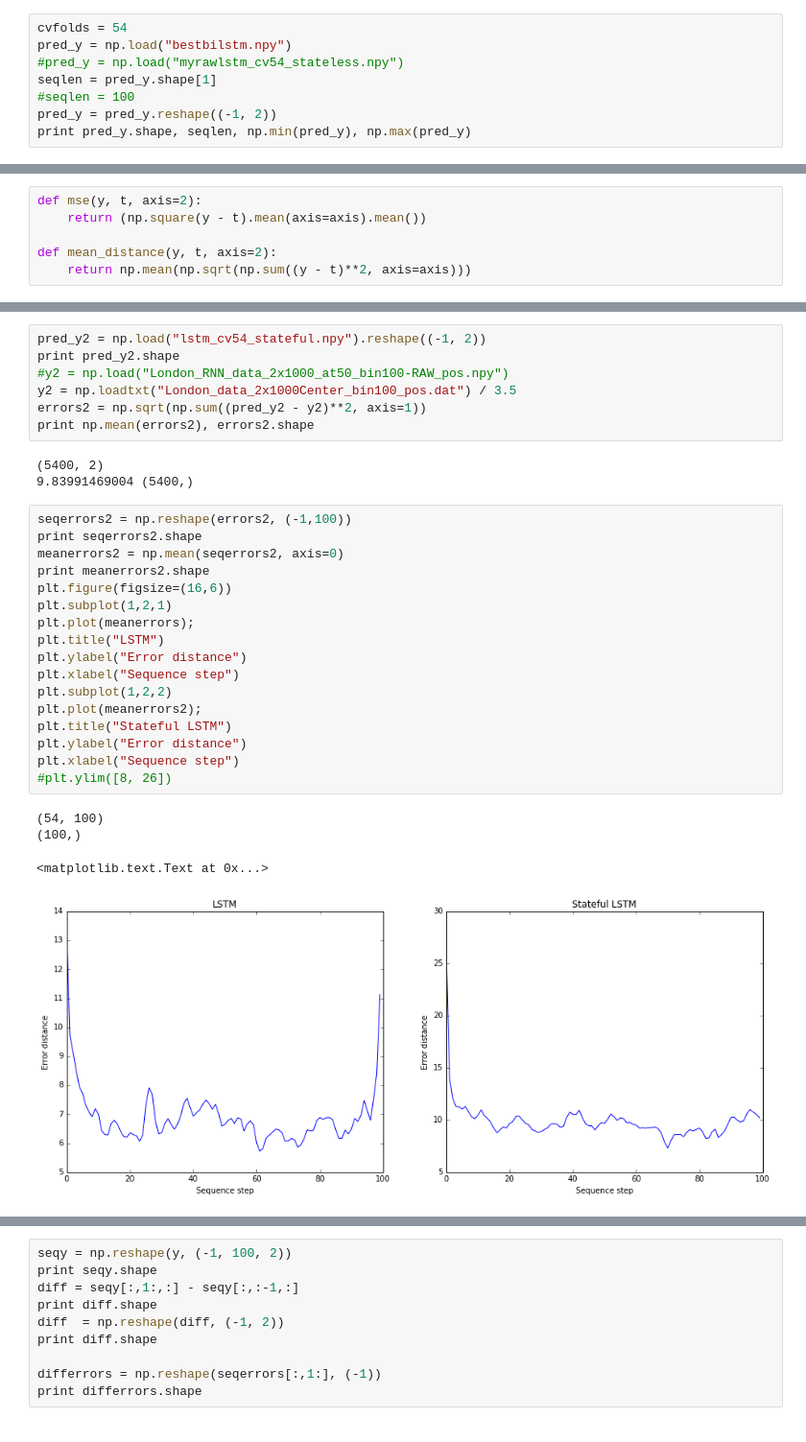
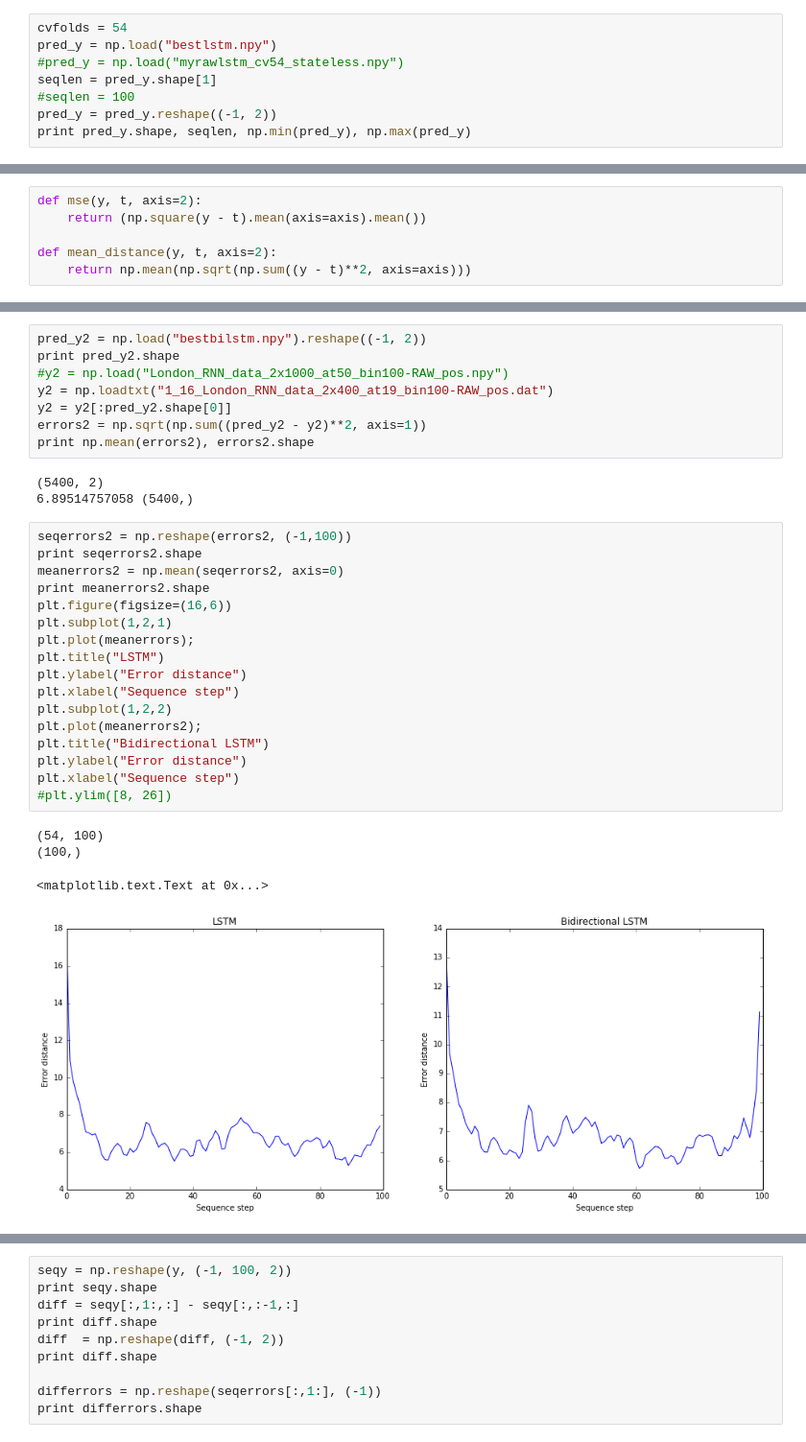
Before and after one commit to afcarl/bnni2015, a Jupyter notebook: lstm/results.ipynb, the cells around one changed output, grey strips where cells are left out. Shown at 96% size. Drawn from its saved outputs; the diff is of its cells as text.

```diff
--- a/lstm/results.ipynb
+++ b/lstm/results.ipynb
@@ -6,7 +6,7 @@ from scipy.stats import binned_statistic
 import math
 # %%
 cvfolds = 54
-pred_y = np.load("bestbilstm.npy")
+pred_y = np.load("bestlstm.npy")
 #pred_y = np.load("myrawlstm_cv54_stateless.npy")
 seqlen = pred_y.shape[1]
 #seqlen = 100
@@ -90,35 +90,36 @@ plt.xlabel("Sequence step")
 # %%
-pred_y2 = np.load("lstm_cv54_stateful.npy").reshape((-1, 2))
+pred_y2 = np.load("bestbilstm.npy").reshape((-1, 2))
 print pred_y2.shape
 #y2 = np.load("London_RNN_data_2x1000_at50_bin100-RAW_pos.npy")
-y2 = np.loadtxt("London_data_2x1000Center_bin100_pos.dat") / 3.5
+y2 = np.loadtxt("1_16_London_RNN_data_2x400_at19_bin100-RAW_pos.dat")
+y2 = y2[:pred_y2.shape[0]]
 errors2 = np.sqrt(np.sum((pred_y2 - y2)**2, axis=1))
 print np.mean(errors2), errors2.shape
 # %% [output]
 (5400, 2)
-9.83991469004 (5400,)
+6.89514757058 (5400,)
 # %%
 seqerrors2 = np.reshape(errors2, (-1,100))
 print seqerrors2.shape
 meanerrors2 = np.mean(seqerrors2, axis=0)
 print meanerrors2.shape
 plt.figure(figsize=(16,6))
 plt.subplot(1,2,1)
 plt.plot(meanerrors);
 plt.title("LSTM")
 plt.ylabel("Error distance")
 plt.xlabel("Sequence step")
 plt.subplot(1,2,2)
 plt.plot(meanerrors2);
-plt.title("Stateful LSTM")
+plt.title("Bidirectional LSTM")
 plt.ylabel("Error distance")
 plt.xlabel("Sequence step")
 #plt.ylim([8, 26])
 # %% [output]
 (54, 100)
 (100,)
 <matplotlib.text.Text at 0x...>
-[figure, old version]
+[figure, new version]
 # %%
 plt.figure(figsize=(16,9))
 plt.scatter(y[:,0], y[:,1],c=errors)
```
Also changed, not shown: parts of 11 cells of this notebook, 10 other files.
